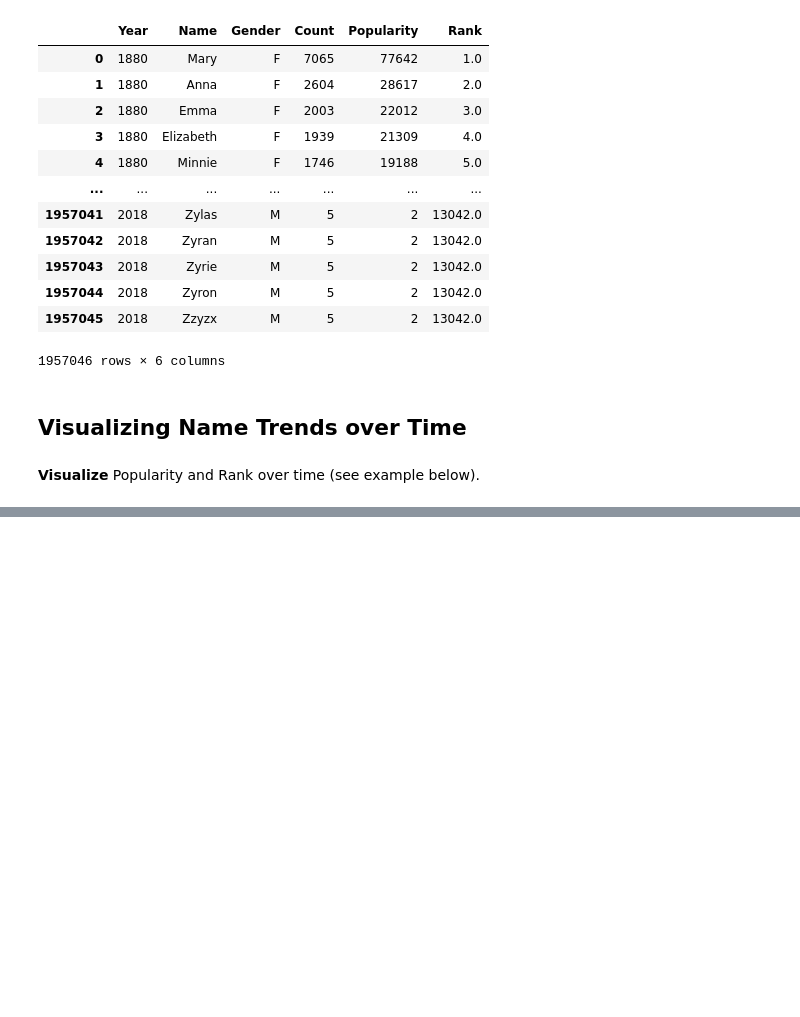
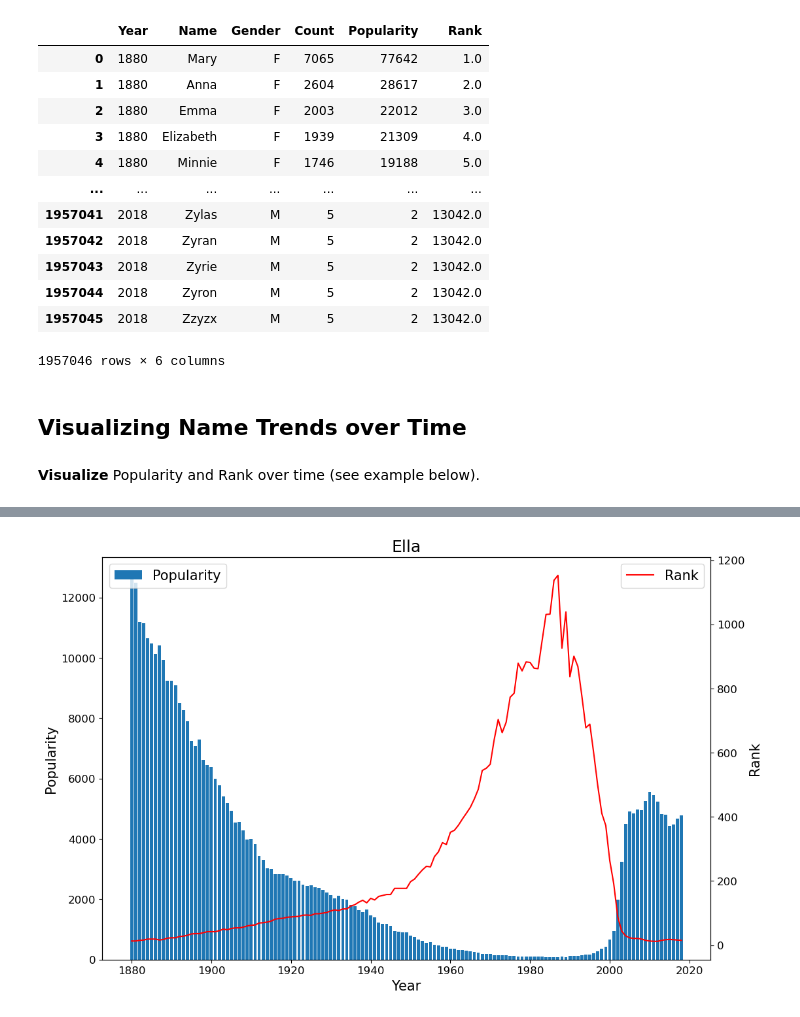
Before and after one commit to nickmnt/data, a Jupyter notebook: practical-ds/babies-analysis/AnalyzeBabies.ipynb, the cells around one changed output, grey strips where cells are left out. Drawn from its saved outputs; the diff is of its cells as text; code cells hidden in the pictures; blank space fills up the shorter version.

```diff
--- a/practical-ds/babies-analysis/AnalyzeBabies.ipynb
+++ b/practical-ds/babies-analysis/AnalyzeBabies.ipynb
@@ -450,0 +514,4 @@ plt.show()
+# %%
+plot_name(f_evergreens[2])
+# %% [output]
+[figure, added]
```
Also changed, not shown: parts of 30 cells of this notebook.
